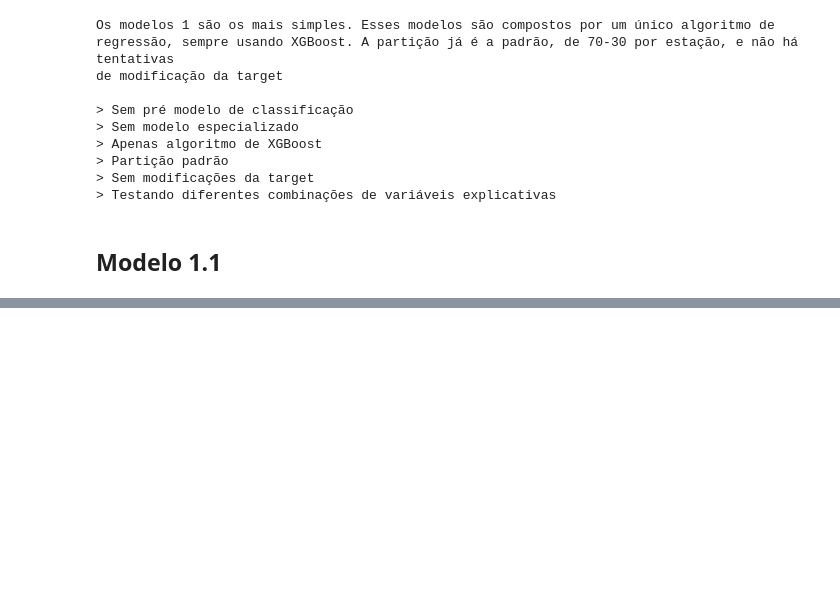
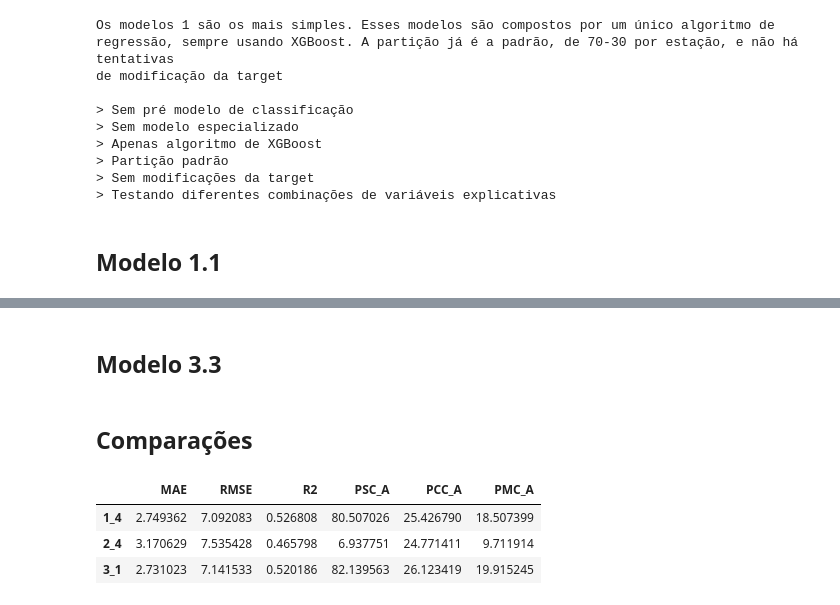
Before and after one commit to mateus-santos-rocha/doutorado, a Jupyter notebook: 4.modelling.ipynb, the cells around one changed output, grey strips where cells are left out. Saved outputs shown, nothing was run; the diff lists cells and outputs as text; code cells hidden in the pictures; blank space fills up the shorter version.

```diff
--- a/4.modelling.ipynb
+++ b/4.modelling.ipynb
@@ -171,0 +686,2 @@ SalvarValidacaoModeloMetricas_Modelo1(df_validacao,modelo_1_1,metricas_modelo_1_
+# %% [markdown]
+## Modelo 3.3
@@ -171,0 +727,16 @@ SalvarValidacaoModeloMetricas_Modelo1(df_validacao,modelo_1_1,metricas_modelo_1_
+# %% [markdown]
+## Comparações
+# %%
+list_modelo_numbers = ['1_4','2_4','3_1','3_2','3_3']
+
+metricas_modelo_1_2_3 = {}
+for modelo_number in list_modelo_numbers:
+    with open(f'modelos_finais/metricas_{modelo_number}.json','r') as f:
+        metricas_modelo_1_2_3[modelo_number] = json.load(f)
+# %%
+pd.DataFrame(metricas_modelo_1_2_3).T
+# %% [output]
+|  | MAE | RMSE | R2 | PSC_A | PCC_A | PMC_A |
+| 1_4 | 2.749362 | 7.092083 | 0.526808 | 80.507026 | 25.426790 | 18.507399 |
+| 2_4 | 3.170629 | 7.535428 | 0.465798 | 6.937751 | 24.771411 | 9.711914 |
+| 3_1 | 2.731023 | 7.141533 | 0.520186 | 82.139563 | 26.123419 | 19.915245 |
```
Also changed, not shown: parts of 28 cells of this notebook.
